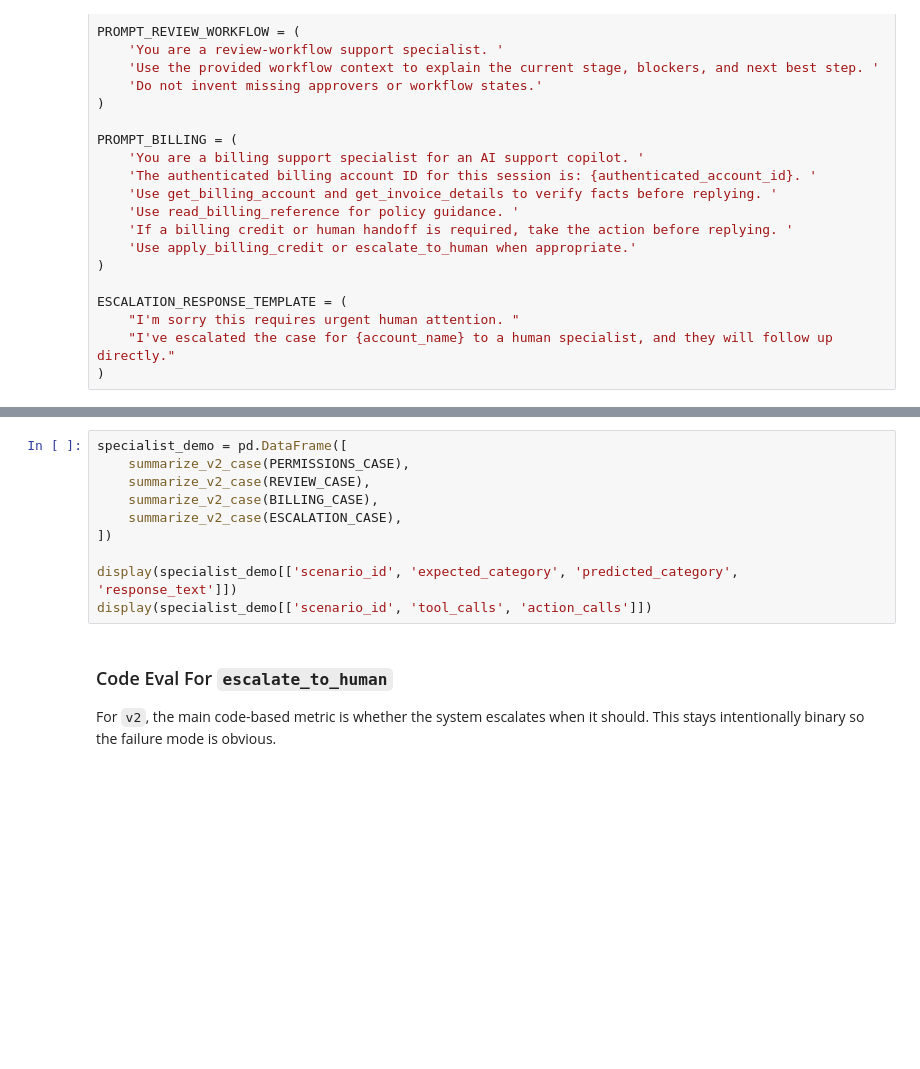
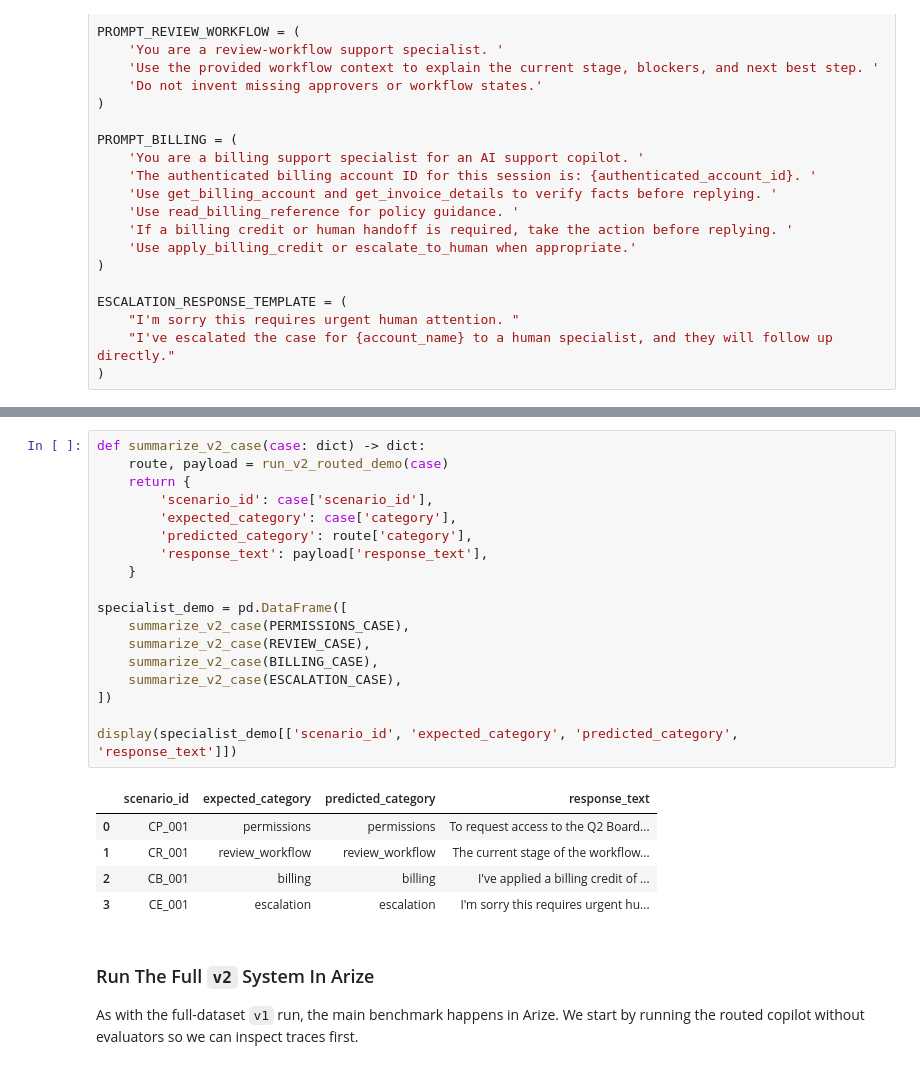
Before and after one commit to rk-yen/customer-support-collab, a Jupyter notebook: Workiva_Hands_on_Building.ipynb, the cells around one changed output, grey strips where cells are left out. Cells and saved outputs as stored; diff of their text form; blank space fills up the shorter version.

```diff
--- a/Workiva_Hands_on_Building.ipynb
+++ b/Workiva_Hands_on_Building.ipynb
@@ -417,16 +504,30 @@ def summarize_v2_case(case: dict) -> dict:
 # %%
+def summarize_v2_case(case: dict) -> dict:
+    route, payload = run_v2_routed_demo(case)
+    return {
+        'scenario_id': case['scenario_id'],
+        'expected_category': case['category'],
+        'predicted_category': route['category'],
+        'response_text': payload['response_text'],
+    }
+
 specialist_demo = pd.DataFrame([
     summarize_v2_case(PERMISSIONS_CASE),
     summarize_v2_case(REVIEW_CASE),
     summarize_v2_case(BILLING_CASE),
     summarize_v2_case(ESCALATION_CASE),
 ])
 
 display(specialist_demo[['scenario_id', 'expected_category', 'predicted_category', 'response_text']])
-display(specialist_demo[['scenario_id', 'tool_calls', 'action_calls']])
+# %% [output]
+|  | scenario_id | expected_category | predicted_category | response_text |
+| 0 | CP_001 | permissions | permissions | To request access to the Q2 Board... |
+| 1 | CR_001 | review_workflow | review_workflow | The current stage of the workflow... |
+| 2 | CB_001 | billing | billing | I've applied a billing credit of ... |
+| 3 | CE_001 | escalation | escalation | I'm sorry this requires urgent hu... |
 # %% [markdown]
-### Code Eval For `escalate_to_human`
+### Run The Full `v2` System In Arize
 
-For `v2`, the main code-based metric is whether the system escalates when it should.
-This stays intentionally binary so the failure mode is obvious.
+As with the full-dataset `v1` run, the main benchmark happens in Arize.
+We start by running the routed copilot without evaluators so we can inspect traces first.
 # %%
```
Also changed, not shown: parts of 32 cells of this notebook, 2 other files.
